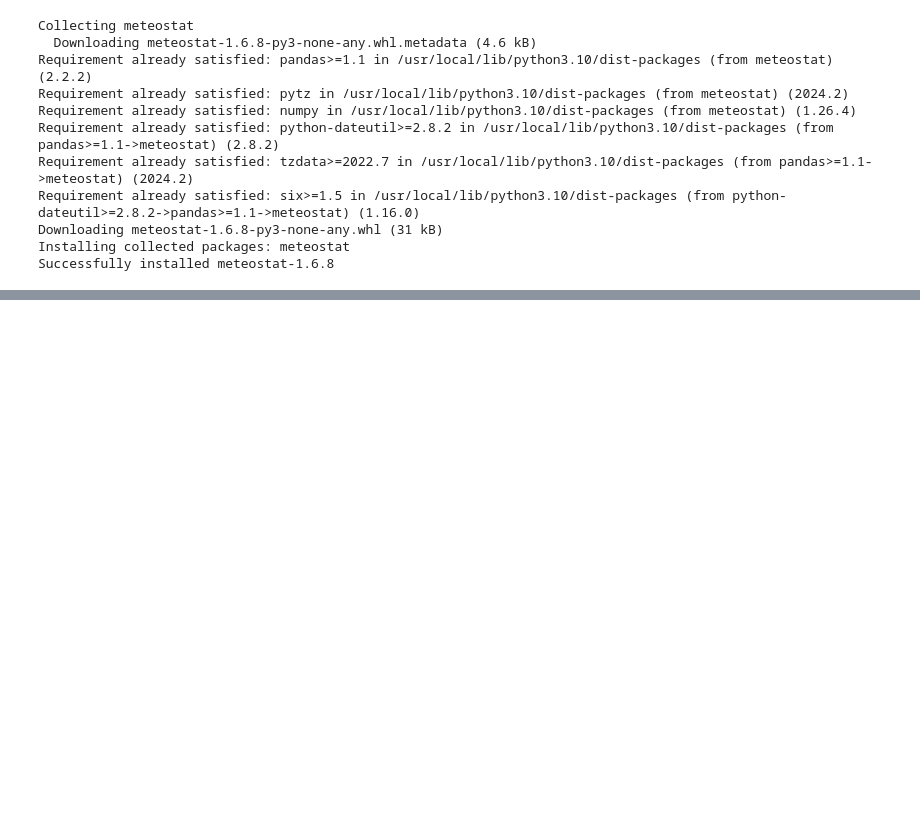
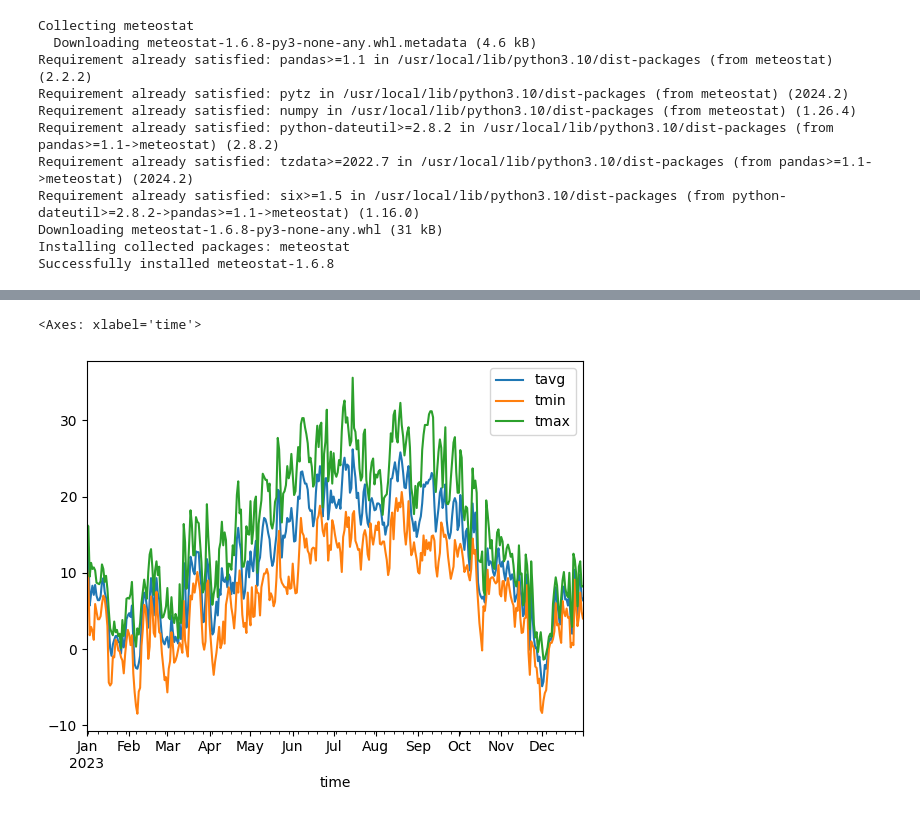
Before and after one commit to Bluerrror/Python-Course, a Jupyter notebook: Python_third_session.ipynb, the cells around one changed output, grey strips where cells are left out. Drawn from its saved outputs; the diff is of its cells as text; code cells hidden in the pictures; blank space fills up the shorter version.

```diff
--- a/Python_third_session.ipynb
+++ b/Python_third_session.ipynb
@@ -1146,0 +1154,5 @@ files.download('germany_weather_data.csv')
+# %%
+data[['tavg','tmin','tmax']].plot()
+# %% [output]
+<Axes: xlabel='time'>
+[figure, added]
```
Also changed, not shown: parts of 7 cells of this notebook.
